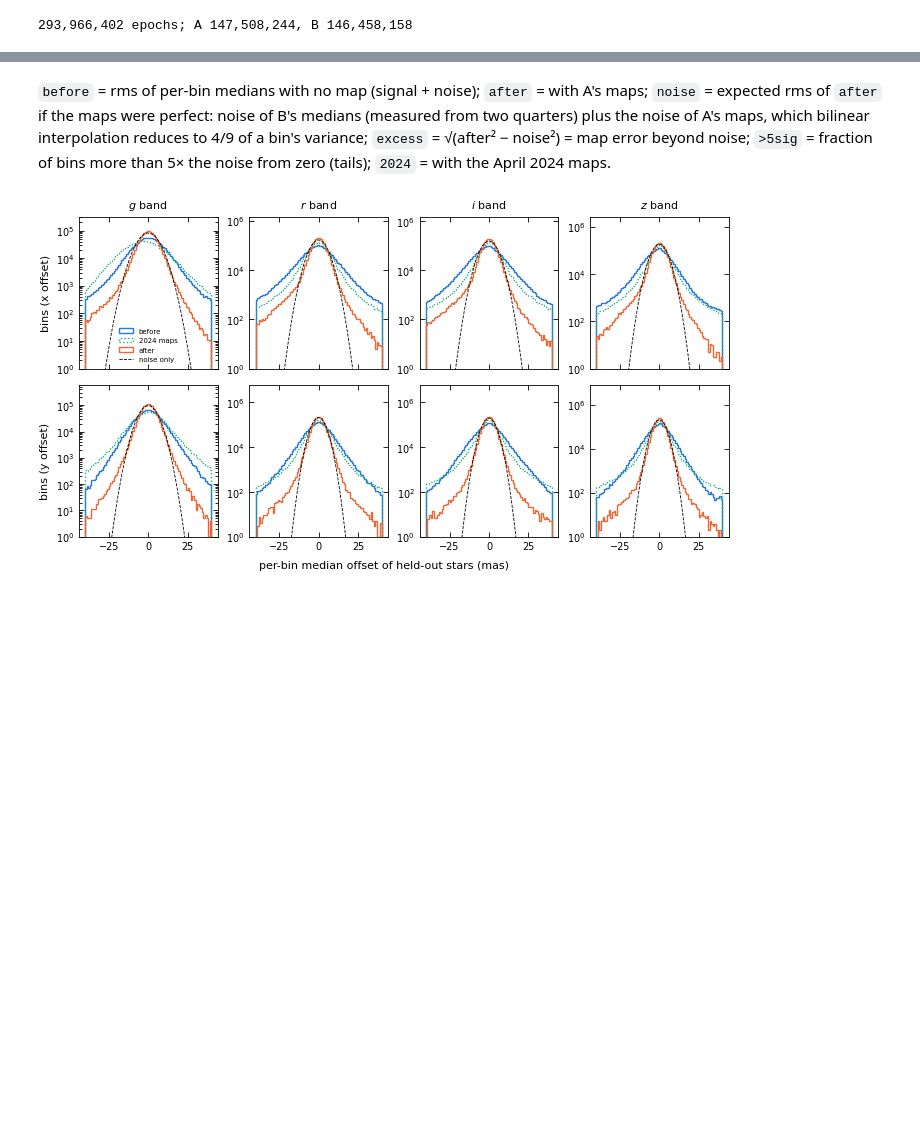
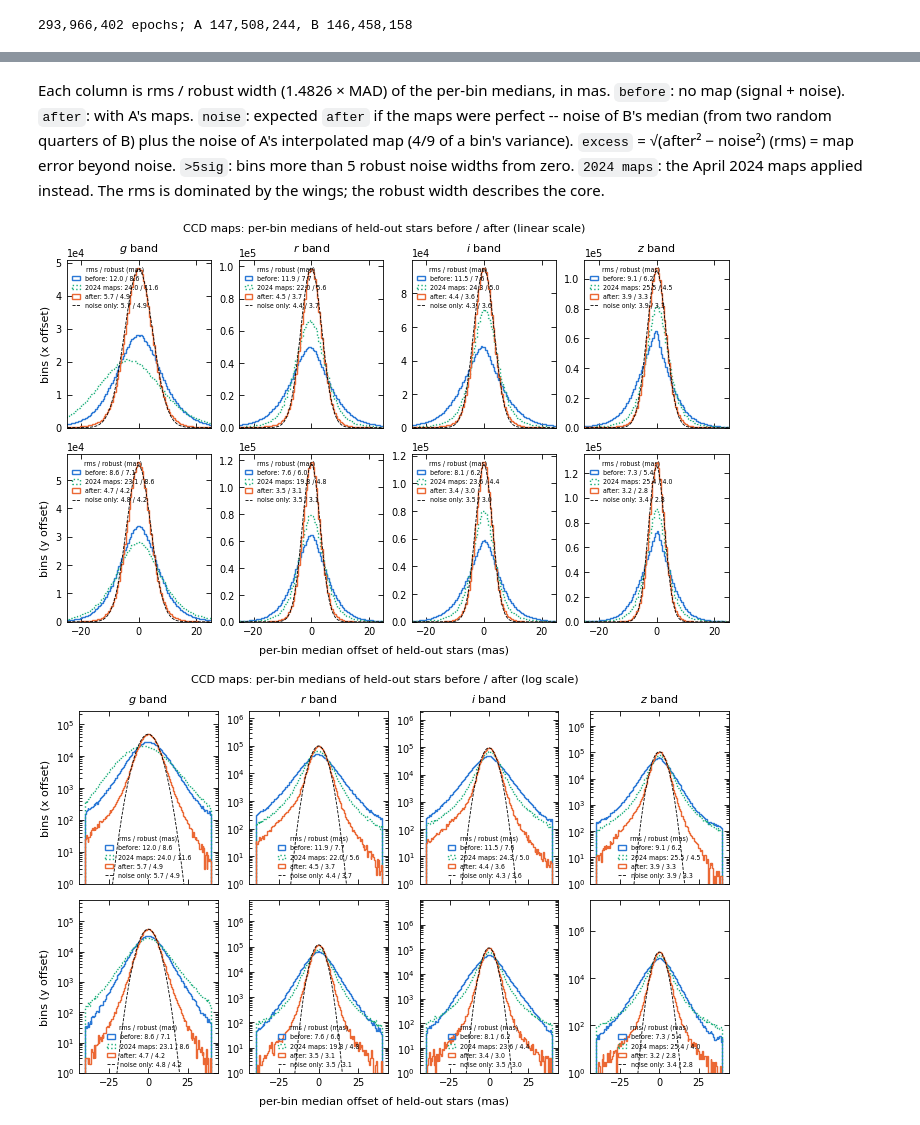
Before and after one commit to nadafalou/LegacyPM, a Jupyter notebook: run/ringmap-residuals.ipynb, the cells around one changed output, grey strips where cells are left out. Cells and saved outputs as stored; diff of their text form; code cells hidden in the pictures; blank space fills up the shorter version.

Commit message:
CCD-map per-bin check: rms and robust widths, linear and log plots, documented noise estimate

```diff
--- a/run/ringmap-residuals.ipynb
+++ b/run/ringmap-residuals.ipynb
@@ -84,26 +96,37 @@ z    y    1,763,174    7.30    3.18    3.35   25.43   +0.04    0.00   0.08%
 # %% [markdown]
-`before` = rms of per-bin medians with no map (signal + noise); `after` = with A's maps; `noise` = expected rms
-of `after` if the maps were perfect: noise of B's medians (measured from two quarters) plus the noise of A's maps,
-which bilinear interpolation reduces to 4/9 of a bin's variance; `excess` = √(after² − noise²) = map error beyond
-noise; `>5sig` = fraction of bins more than 5× the noise from zero (tails); `2024` = with the April 2024 maps.
+Each column is rms / robust width (1.4826 × MAD) of the per-bin medians, in mas. `before`: no map (signal +
+noise). `after`: with A's maps. `noise`: expected `after` if the maps were perfect -- noise of B's median (from two
+random quarters of B) plus the noise of A's interpolated map (4/9 of a bin's variance). `excess` = √(after² − noise²)
+(rms) = map error beyond noise. `>5sig`: bins more than 5 robust noise widths from zero. `2024 maps`: the April 2024
+maps applied instead. The rms is dominated by the wings; the robust width describes the core.
 # %%
-fig, axes = plt.subplots(2, 4, figsize=(ps.PAGE, 3.8), sharex=True, constrained_layout=True)
-edges = np.linspace(-40, 40, 81)
-for c, comp in enumerate(('x', 'y')):
-    for j, band in enumerate(rb.BANDS):
-        ax = axes[c, j]
-        b0, b1, b2, e = hist[(band, comp)]
-        ax.hist(b0, edges, histtype='step', color=ps.SERIES[0], label='before')
-        ax.hist(b2, edges, histtype='step', color=ps.SERIES[2], ls=':', label='2024 maps')
-        ax.hist(b1, edges, histtype='step', color=ps.SERIES[1], label='after')
-        g = len(b1) * (edges[1] - edges[0]) / (np.sqrt(2 * np.pi) * e) * np.exp(-0.5 * (0.5 * (edges[1:] + edges[:-1]) / e)**2)
-        ax.plot(0.5 * (edges[1:] + edges[:-1]), g, color='k', lw=0.6, ls='--', label='noise only')
-        ax.set_yscale('log'); ax.set_ylim(1, None)
-        if c == 0:
-            ax.set_title(f'${band}$ band')
-    axes[c, 0].set_ylabel(f'bins ({comp} offset)')
-axes[0, 0].legend(fontsize=5)
-fig.supxlabel('per-bin median offset of held-out stars (mas)', fontsize=8)
-plt.savefig(OUT + 'ringmap_bin_residuals.pdf')
+# Linear y axis (core widths comparable by eye) and log y axis (wings), x and y offsets, per band.
+edges = np.linspace(-40, 40, 161)
+xc = 0.5 * (edges[1:] + edges[:-1])
+for scale in ('linear', 'log'):
+    fig, axes = plt.subplots(2, 4, figsize=(ps.PAGE, 4.4), sharex=True, layout='constrained')
+    for c, comp in enumerate(('x', 'y')):
+        for j, band in enumerate(rb.BANDS):
+            ax = axes[c, j]
+            b0, b1, b2, e, r = hist[(band, comp)]
+            ax.hist(b0, edges, histtype='step', color=ps.SERIES[0], label=f"before: {r['b_rms']:.1f} / {r['b_rob']:.1f}")
+            ax.hist(b2, edges, histtype='step', color=ps.SERIES[2], ls=':', label=f"2024 maps: {r['o_rms']:.1f} / {r['o_rob']:.1f}")
+            ax.hist(b1, edges, histtype='step', color=ps.SERIES[1], label=f"after: {r['a_rms']:.1f} / {r['a_rob']:.1f}")
+            g = len(b1) * (edges[1] - edges[0]) / (np.sqrt(2 * np.pi) * e) * np.exp(-0.5 * (xc / e)**2)
+            ax.plot(xc, g, color='k', lw=0.6, ls='--', label=f"noise only: {r['n_rms']:.1f} / {r['n_rob']:.1f}")
+            if scale == 'log':
+                ax.set_yscale('log'); ax.set_ylim(1, None)
+            else:
+                ax.set_xlim(-25, 25); ax.set_ylim(0, None)
+                ax.ticklabel_format(axis='y', style='sci', scilimits=(0, 0))
+            ax.legend(fontsize=4.5, loc='upper left' if scale == 'linear' else 'lower center', handlelength=1.2,
+                      title='rms / robust (mas)', title_fontsize=4.5)
+            if c == 0:
+                ax.set_title(f'${band}$ band')
+        axes[c, 0].set_ylabel(f'bins ({comp} offset)')
+    fig.supxlabel('per-bin median offset of held-out stars (mas)', fontsize=8)
+    fig.suptitle(f'CCD maps: per-bin medians of held-out stars before / after ({scale} scale)', fontsize=8)
+    plt.savefig(OUT + ('ringmap_bin_residuals.pdf' if scale == 'linear' else 'ringmap_bin_residuals_log.pdf'))
 # %% [output]
-[figure, old version]
+[figure, new version]
+[figure, added]
```
Also changed, not shown: parts of 1 cell of this notebook, 2 other files.
